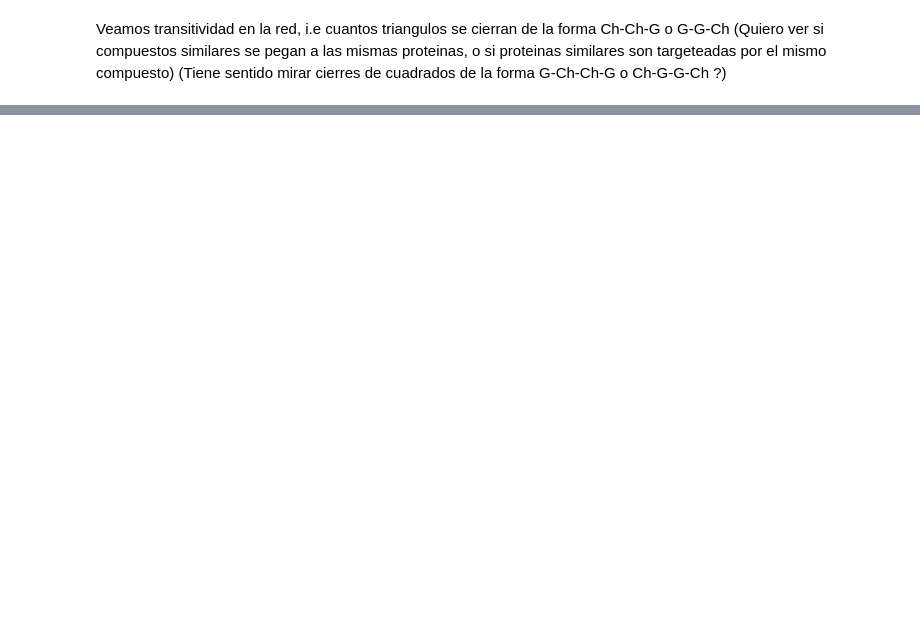
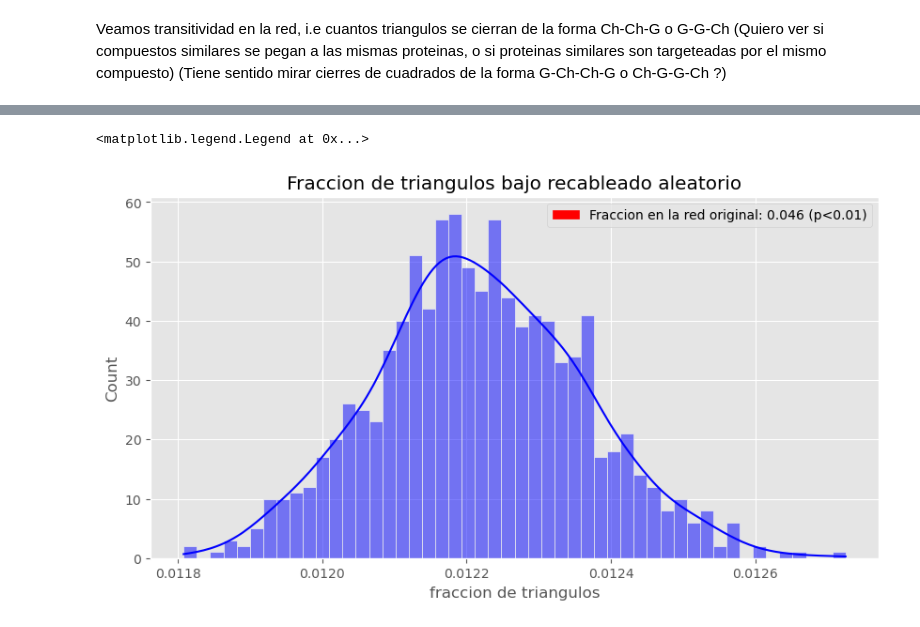
Before and after one commit to nyanovsky/tesis, a Jupyter notebook: data/network_analysis.ipynb, the cells around one changed output, grey strips where cells are left out. Saved outputs shown, nothing was run; the diff lists cells and outputs as text; code cells hidden in the pictures; blank space fills up the shorter version.

```diff
--- a/data/network_analysis.ipynb
+++ b/data/network_analysis.ipynb
@@ -103,0 +193,13 @@ ChG_triangles/ChG_connected_triplets
+# %%
+import seaborn as sns
+from matplotlib.patches import Patch
+custom_legend = [Patch(color='red', label=f'Fraccion en la red original: {valor_real:.3f} (p<0.01)')]
+
+plt.figure(figsize=(10,5))
+sns.histplot(frac_triangulos, bins=50, kde=True, color="blue",alpha=0.5)
+plt.title("Fraccion de triangulos bajo recableado aleatorio")
+plt.xlabel("fraccion de triangulos")
+plt.legend(handles=custom_legend, loc="upper right")
+# %% [output]
+<matplotlib.legend.Legend at 0x...>
+[figure, added]
```
Also changed, not shown: parts of 15 cells of this notebook.
